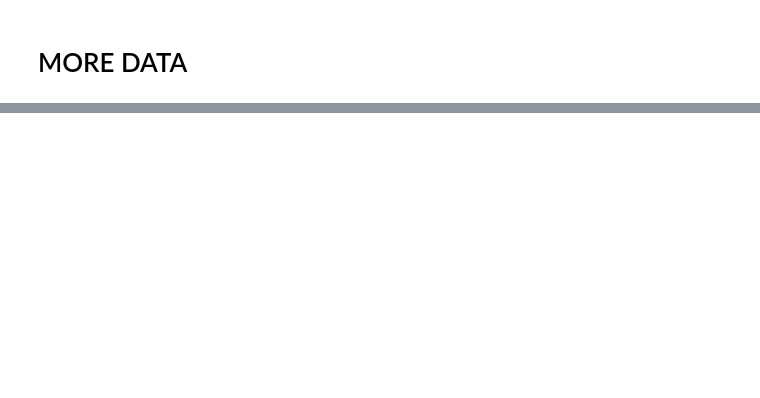
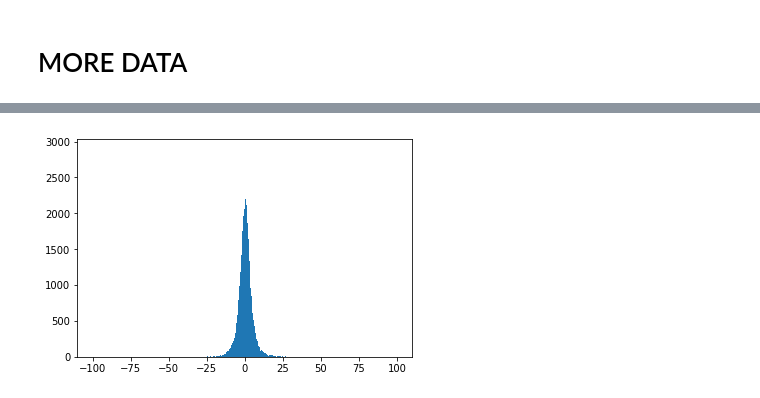
Before and after one commit to edouardcuny/quant, a Jupyter notebook: Carmela/playing.ipynb, the cells around one changed output, grey strips where cells are left out. Saved outputs shown, nothing was run; the diff lists cells and outputs as text; code cells hidden in the pictures; blank space fills up the shorter version.

```diff
--- a/Carmela/playing.ipynb
+++ b/Carmela/playing.ipynb
@@ -142,0 +125,5 @@ print mae(Y_pred,Y_test)
+# %%
+plt.hist(Y_train,range=(-100,100),bins=1000)
+plt.show()
+# %% [output]
+[figure, added]
```
Also changed, not shown: parts of 16 cells of this notebook, 2 other files.
